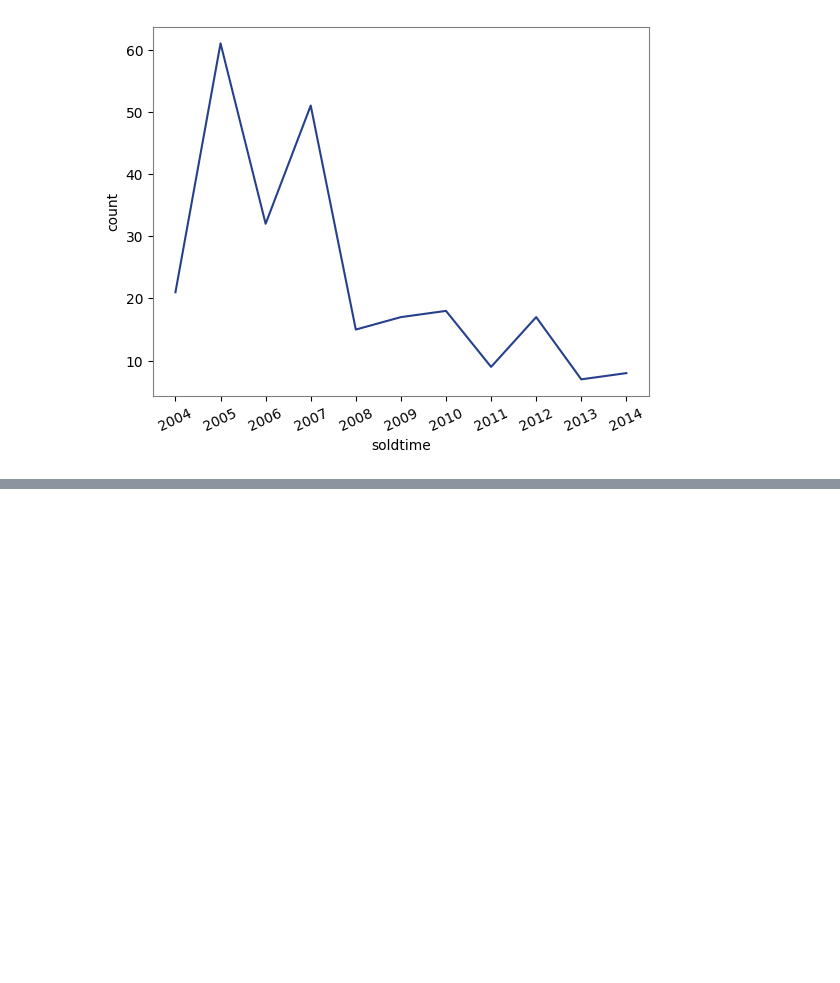
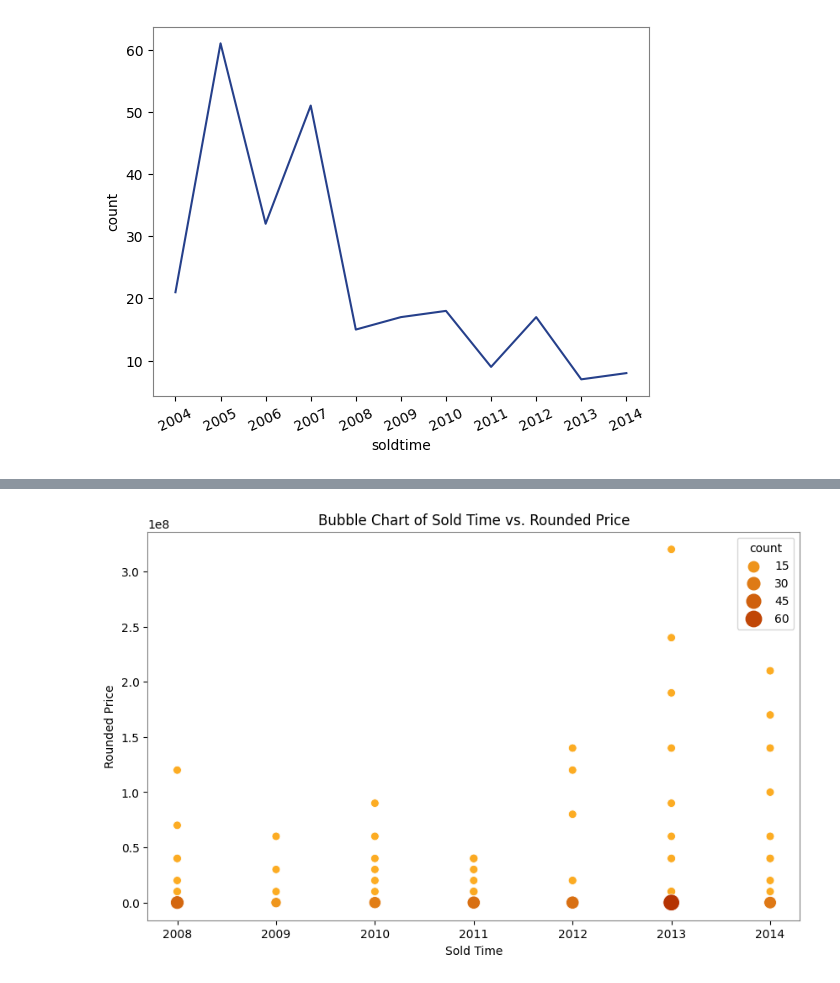
Before and after one commit to giorgiacrosilla/reputationera, a Jupyter notebook: tobesent/reputation_era.ipynb, the cells around one changed output, grey strips where cells are left out. Cells and saved outputs as stored; diff of their text form; code cells hidden in the pictures; blank space fills up the shorter version.

```diff
--- a/tobesent/reputation_era.ipynb
+++ b/tobesent/reputation_era.ipynb
@@ -688,0 +709,15 @@ plt.show()
+# %%
+# Round the 'price' values to the nearest million
+rounded_prices = (new_dataframe_dk['price'] // 10000000) * 10000000
+
+# Create a new DataFrame with 'soldtime', 'rounded_prices', and 'count'
+count_df_dk = new_dataframe_dk.groupby(['soldtime', rounded_prices]).size().reset_index(name='count')
+
+# Rename columns
+count_df_dk.rename(columns={rounded_prices.name: 'rounded_prices'}, inplace=True)
+
+# Sort the DataFrame by 'soldtime'
+count_df_dk.sort_values(by='soldtime', inplace=True)
+
+# Display the new DataFrame
+count_df_dk
@@ -688,0 +742,29 @@ plt.show()
+# %%
+import seaborn as sns
+import matplotlib.pyplot as plt
+from matplotlib.colors import LinearSegmentedColormap
+
+# Define the two colors
+color1 = '#FCAC23'  # Yellow
+color2 = '#B53302'  # Red
+
+
+# Create a custom colormap gradient
+cmap = LinearSegmentedColormap.from_list('custom_gradient', [color1, color2])
+
+# Assuming count_df is your DataFrame
+
+
+# Create the bubble chart with color gradient based on 'count'
+plt.figure(figsize=(10, 6))  # Adjust the figure size as needed
+sns.scatterplot(x='soldtime', y='rounded_prices', size='count', hue='count', data=count_df_dk, legend=True, palette=cmap, sizes=(50,200))
+
+# Set the labels and title
+plt.xlabel('Sold Time')
+plt.ylabel('Rounded Price')
+plt.title('Bubble Chart of Sold Time vs. Rounded Price')
+
+# Show the plot
+plt.show()
+# %% [output]
+[figure, added]
```
Also changed, not shown: parts of 15 cells of this notebook.
